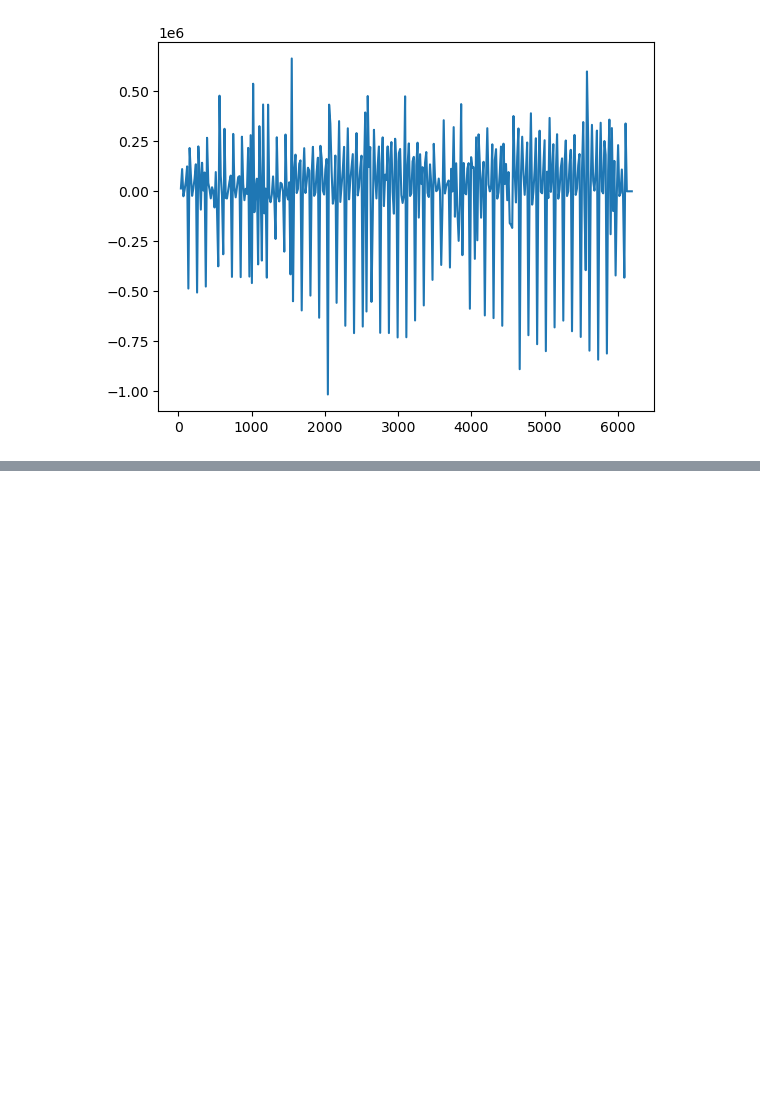
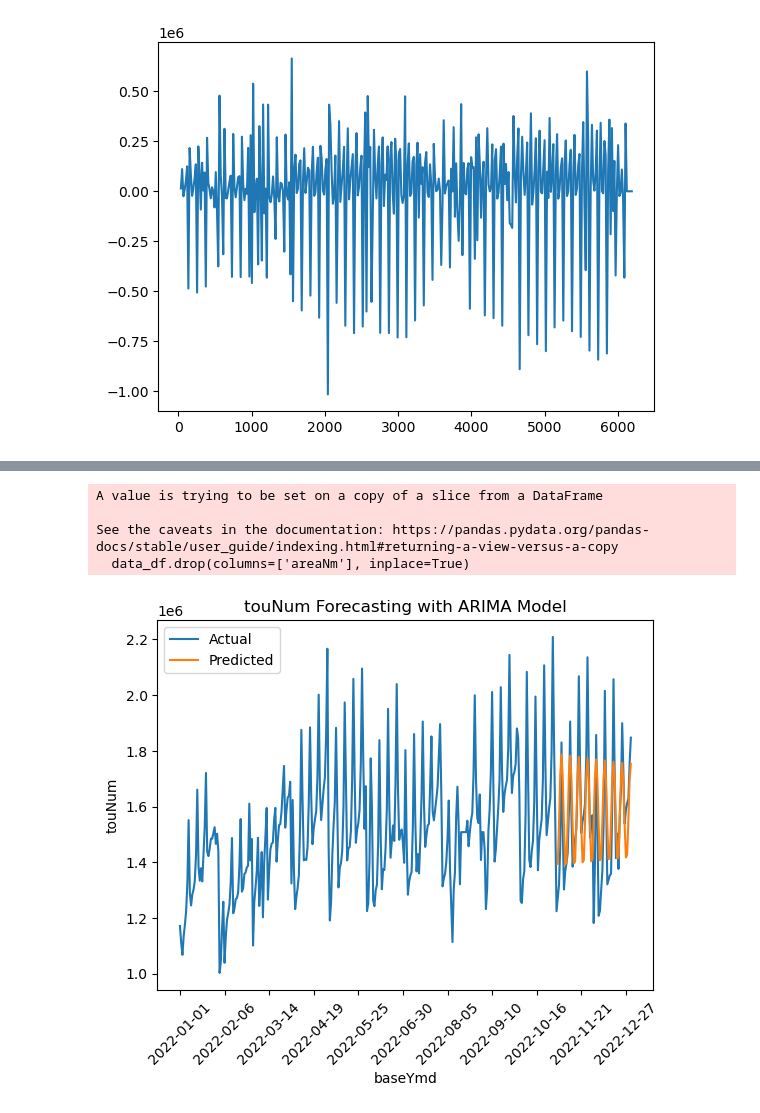
Before and after one commit to krkoki/MiniProject_Regression, a Jupyter notebook: ARIMA.ipynb, the cells around one changed output, grey strips where cells are left out. Drawn from its saved outputs; the diff is of its cells as text; code cells hidden in the pictures; blank space fills up the shorter version.

```diff
--- a/ARIMA.ipynb
+++ b/ARIMA.ipynb
@@ -56,0 +122,34 @@ plt.show()
+# %%
+def arima_analysis(data_path, column_name, city, order=(2,1,3), test_size=60, freq='D'):
+    # 불러올 데이터
+    df = pd.read_csv(data_path, parse_dates=['baseYmd'])
+    data_df = df.loc[df['areaNm'] == city]
+    data_df.drop(columns=['areaNm'], inplace=True)
+    # 날짜 인덱스 설정
+    data_df = data_df.set_index('baseYmd').sort_index()
+    data_df.index.freq = freq  # 시간 주기 정보 추가
+    train_data = data_df.iloc[:-test_size]
+    test_data = data_df.iloc[-test_size:]
+    # 학습용 모델 Train ARIMA model
+    model = ARIMA(train_data[column_name], order=order)
+    model_fit = model.fit()
+    # 예측값 생성
+    predictions = model_fit.forecast(steps=len(test_data))
+    # 시각화
+    plt.plot(data_df[column_name], label='Actual')
+    plt.plot(test_data.index, predictions, label='Predicted')
+    plt.title(f'{column_name} Forecasting with ARIMA Model')
+    plt.xlabel('baseYmd')
+    plt.ylabel(column_name)
+    plt.legend()
+    # x축의 눈금(label)을 baseYmd 열의 값으로 설정
+    plt.xticks(data_df.index[::36], data_df.index[::36].strftime('%Y-%m-%d'), rotation=45)
+    plt.show()
+# %%
+arima_analysis('./data/df_final.csv', 'touNum', '서울특별시')
+# %% [output]
+A value is trying to be set on a copy of a slice from a DataFrame
+
+See the caveats in the documentation: https://pandas.pydata.org/pandas-docs/stable/user_guide/indexing.html#returning-a-view-versus-a-copy
+  data_df.drop(columns=['areaNm'], inplace=True)
+[figure, added]
```
Also changed, not shown: parts of 10 cells of this notebook, 2 other files.
